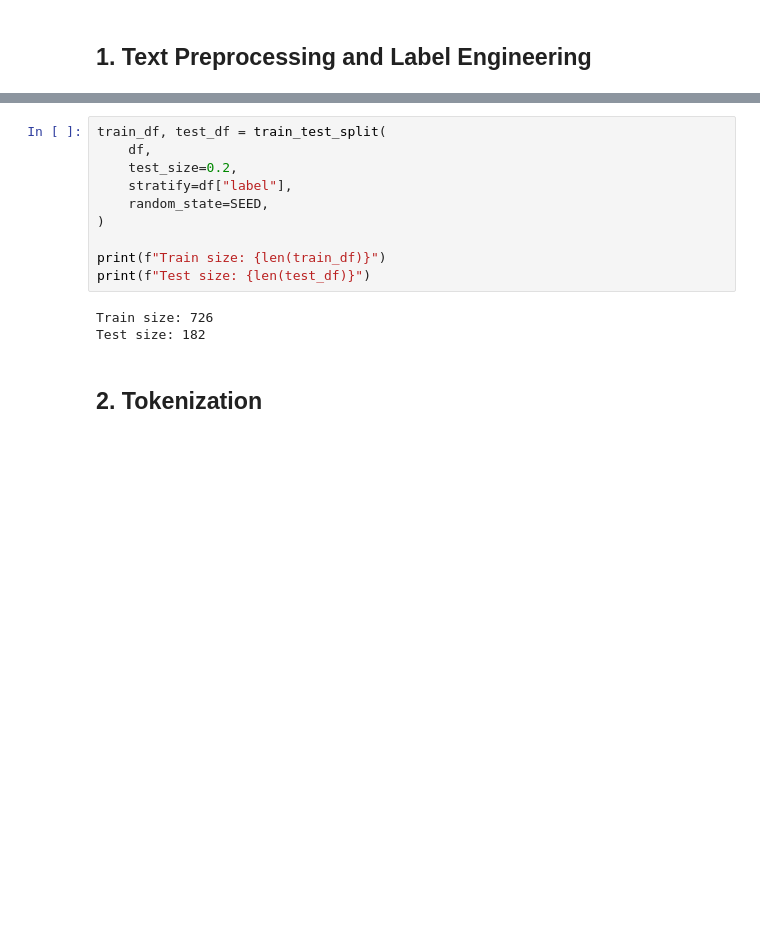
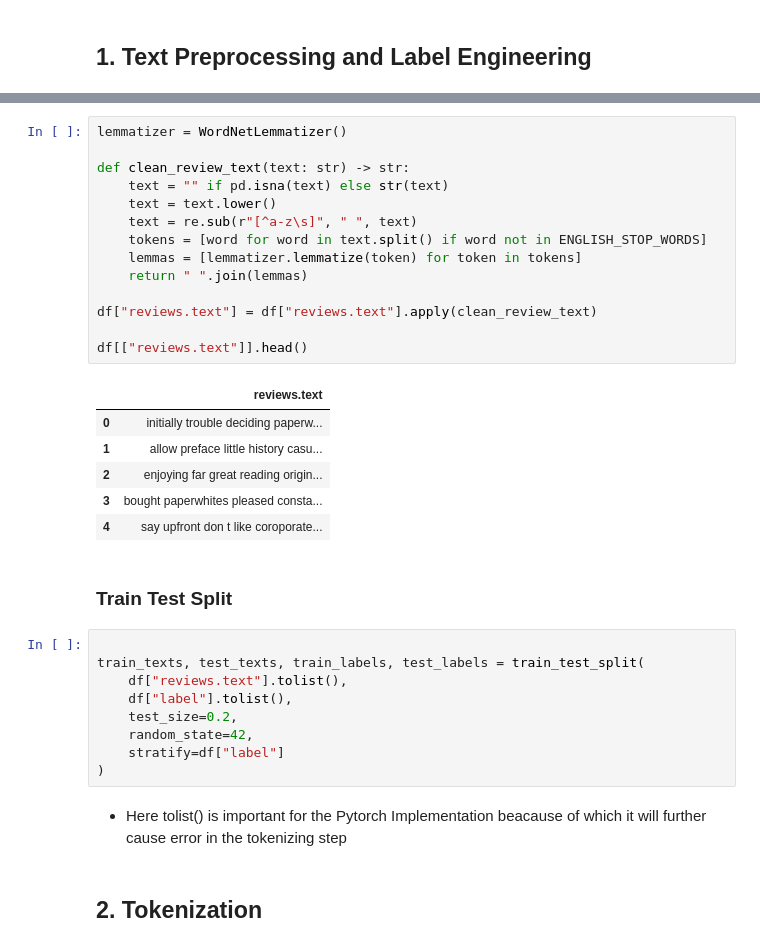
Before and after one commit to devpatel0005/Sentira-AI, a Jupyter notebook: E_commerce_Review_Intelligence_System.ipynb, the cells around one changed output, grey strips where cells are left out. Cells and saved outputs as stored; diff of their text form; blank space fills up the shorter version.

```diff
--- a/E_commerce_Review_Intelligence_System.ipynb
+++ b/E_commerce_Review_Intelligence_System.ipynb
@@ -109,16 +160,37 @@ df.sample(5, random_state=SEED)
+# %%
+lemmatizer = WordNetLemmatizer()
+
+def clean_review_text(text: str) -> str:
+    text = "" if pd.isna(text) else str(text)
+    text = text.lower()
+    text = re.sub(r"[^a-z\s]", " ", text)
+    tokens = [word for word in text.split() if word not in ENGLISH_STOP_WORDS]
+    lemmas = [lemmatizer.lemmatize(token) for token in tokens]
+    return " ".join(lemmas)
+
+df["reviews.text"] = df["reviews.text"].apply(clean_review_text)
+
+df[["reviews.text"]].head()
+# %% [output]
+|  | reviews.text |
+| 0 | initially trouble deciding paperw... |
+| 1 | allow preface little history casu... |
+| 2 | enjoying far great reading origin... |
+| 3 | bought paperwhites pleased consta... |
+| 4 | say upfront don t like coroporate... |
+# %% [markdown]
+### Train Test Split
 # %%
-train_df, test_df = train_test_split(
-    df,
+
+train_texts, test_texts, train_labels, test_labels = train_test_split(
+    df["reviews.text"].tolist(),
+    df["label"].tolist(),
     test_size=0.2,
-    stratify=df["label"],
-    random_state=SEED,
+    random_state=42,
+    stratify=df["label"]
 )
-
-print(f"Train size: {len(train_df)}")
-print(f"Test size: {len(test_df)}")
-# %% [output]
-Train size: 726
-Test size: 182
+# %% [markdown]
+- Here tolist() is important for the Pytorch Implementation beacause of which it will further cause error in the tokenizing step
 # %% [markdown]
 ## 2. Tokenization
 # %%
```
Also changed, not shown: parts of 40 cells of this notebook, 1 other file.
